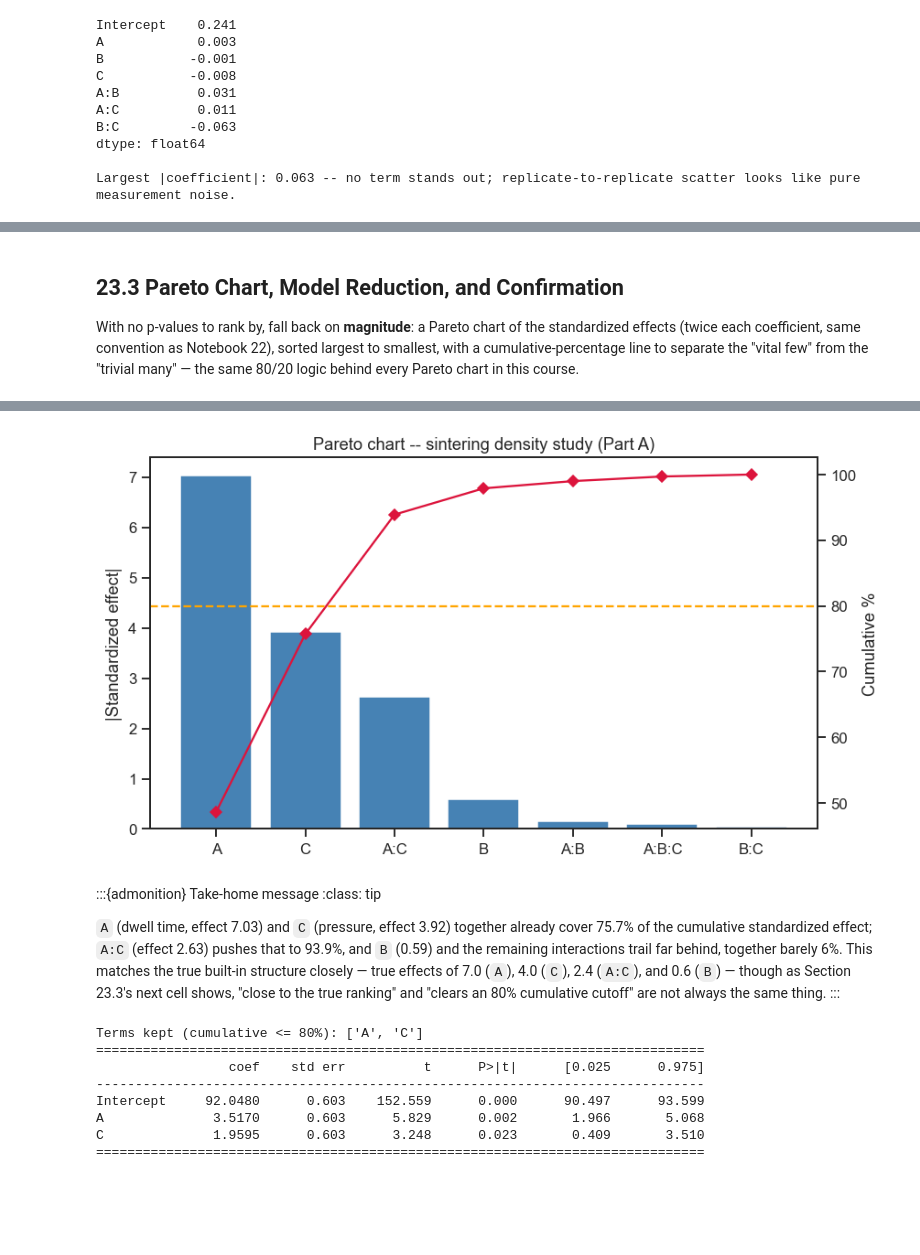
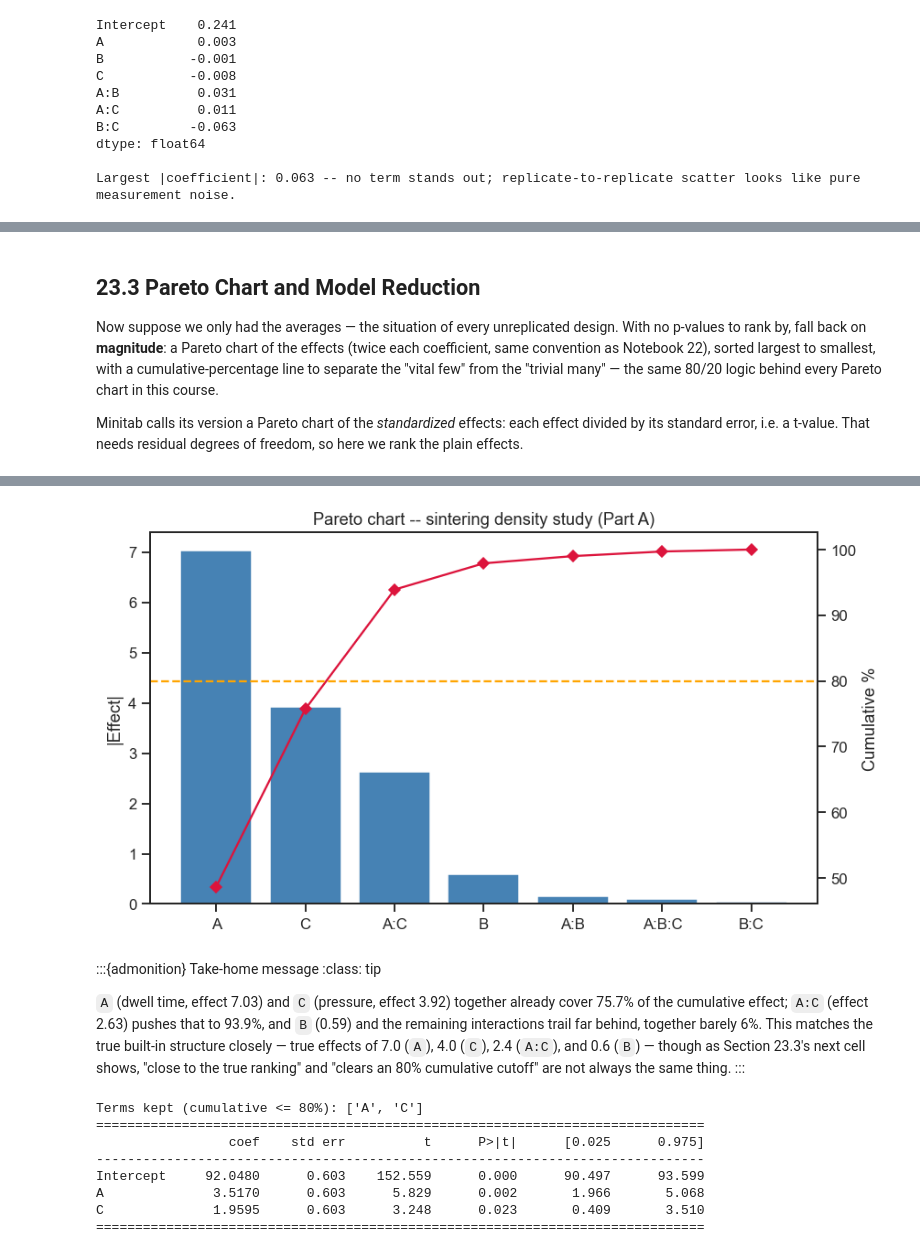
Before and after one commit to peterbmob/1kb570_2026, a Jupyter notebook: _sources/chapters/04_doe/08_live_tutorial_2_minitab_to_sixfactor.ipynb, the cells around one changed output, grey strips where cells are left out. Saved outputs shown, nothing was run; the diff lists cells and outputs as text; code cells hidden in the pictures; blank space fills up the shorter version.

```diff
--- a/_sources/chapters/04_doe/08_live_tutorial_2_minitab_to_sixfactor.ipynb
+++ b/_sources/chapters/04_doe/08_live_tutorial_2_minitab_to_sixfactor.ipynb
@@ -166,24 +210,29 @@ exactly the situation a Minitab full-factorial walkthrough runs into as well.
 # %% [markdown]
-## 23.3 Pareto Chart, Model Reduction, and Confirmation
+## 23.3 Pareto Chart and Model Reduction
 
-With no p-values to rank by, fall back on **magnitude**: a Pareto chart of
-the standardized effects (twice each coefficient, same convention as
-Notebook 22), sorted largest to smallest, with a cumulative-percentage
-line to separate the "vital few" from the "trivial many" — the same 80/20
-logic behind every Pareto chart in this course.
+Now suppose we only had the averages — the situation of every
+unreplicated design. With no p-values to rank by, fall back on
+**magnitude**: a Pareto chart of the effects (twice each coefficient, same
+convention as Notebook 22), sorted largest to smallest, with a
+cumulative-percentage line to separate the "vital few" from the "trivial
+many" — the same 80/20 logic behind every Pareto chart in this course.
+
+Minitab calls its version a Pareto chart of the *standardized* effects:
+each effect divided by its standard error, i.e. a t-value. That needs
+residual degrees of freedom, so here we rank the plain effects.
 # %%
 effects = (2 * mod_full.params.drop('Intercept')).abs().sort_values(ascending=False)
-effects_df = effects.to_frame('standardized_effect')
-effects_df['cum_pct'] = (effects_df['standardized_effect'].cumsum()
-                          / effects_df['standardized_effect'].sum() * 100).round(1)
+effects_df = effects.to_frame('abs_effect')
+effects_df['cum_pct'] = (effects_df['abs_effect'].cumsum()
+                          / effects_df['abs_effect'].sum() * 100).round(1)
 print(effects_df)
 
 fig, ax = plt.subplots(figsize=(8, 4.5))
-ax.bar(effects_df.index, effects_df['standardized_effect'], color='steelblue')
+ax.bar(effects_df.index, effects_df['abs_effect'], color='steelblue')
 ax2 = ax.twinx()
 ax2.plot(effects_df.index, effects_df['cum_pct'], color='crimson', marker='D')
 ax2.axhline(80, color='orange', linestyle='dashed')
-ax.set_ylabel('|Standardized effect|'); ax2.set_ylabel('Cumulative %')
+ax.set_ylabel('|Effect|'); ax2.set_ylabel('Cumulative %')
 ax.set_title('Pareto chart -- sintering density study (Part A)')
 plt.tight_layout()
 plt.show()
@@ -199,10 +248,10 @@ B:C                  0.044    100.0
-[figure, old version]
+[figure, new version]
 # %% [markdown]
 :::{admonition} Take-home message
 :class: tip
 
 `A` (dwell time, effect 7.03) and `C` (pressure, effect 3.92) together
-already cover 75.7% of the cumulative standardized effect; `A:C`
+already cover 75.7% of the cumulative effect; `A:C`
 (effect 2.63) pushes that to 93.9%, and `B` (0.59) and the remaining
 interactions trail far behind, together barely 6%. This matches the true
 built-in structure closely — true effects of 7.0 (`A`), 4.0 (`C`), 2.4
```
Also changed, not shown: parts of 20 cells of this notebook, 4 other files.
